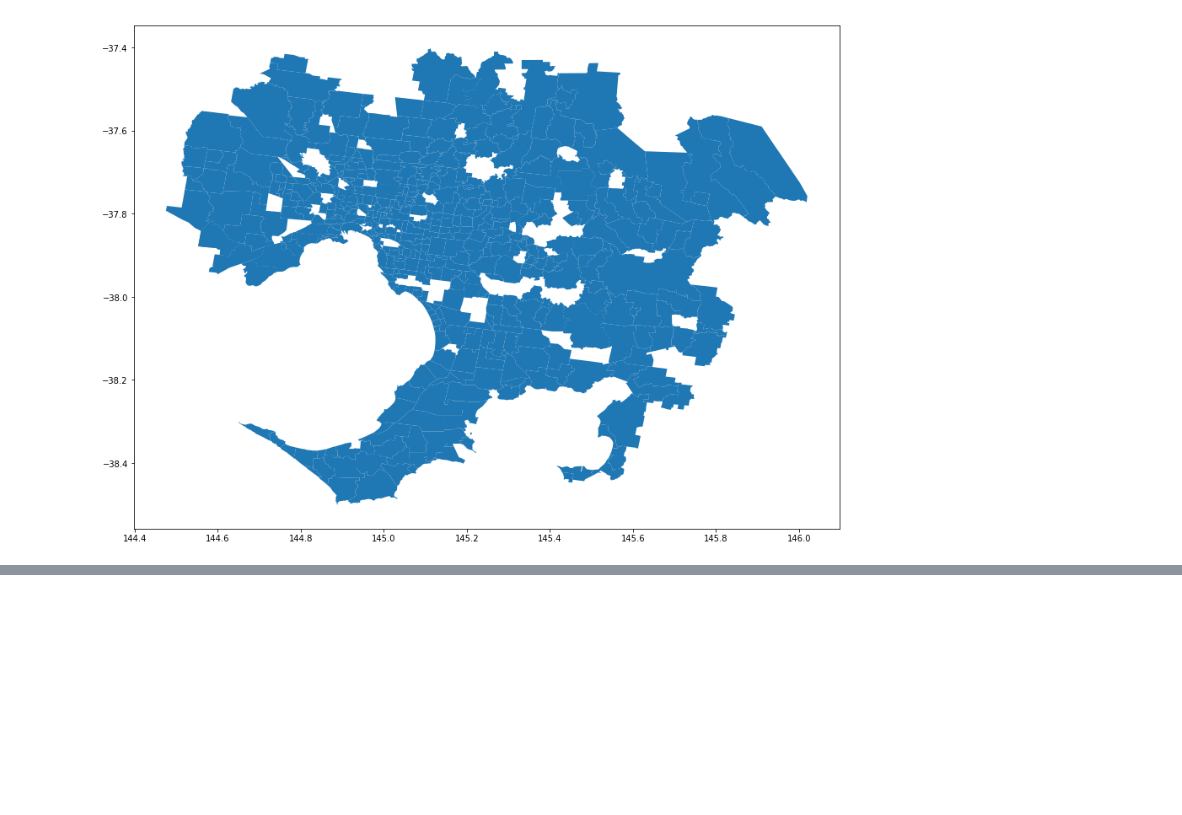
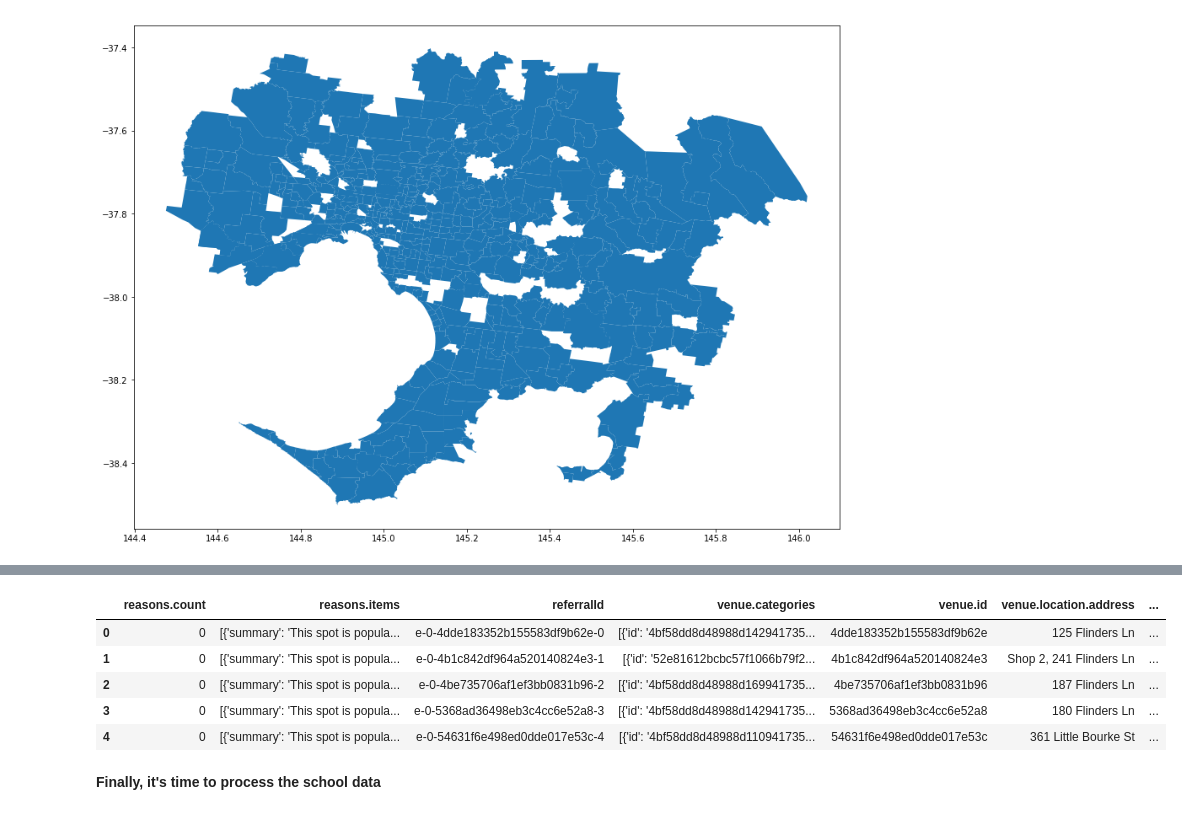
Before and after one commit to robin0821/Coursera_Capstone, a Jupyter notebook: Coursera_Capstone_Assignment_WK5.ipynb, the cells around one changed output, grey strips where cells are left out. Cells and saved outputs as stored; diff of their text form; code cells hidden in the pictures; blank space fills up the shorter version.

```diff
--- a/Coursera_Capstone_Assignment_WK5.ipynb
+++ b/Coursera_Capstone_Assignment_WK5.ipynb
@@ -231,0 +309,18 @@ melbourne.plot(figsize=(15,15))
+# %%
+# Load the food data from previous dump from Foursquare
+
+with open('food.json') as json_data:
+    d = json.load(json_data)
+# %%
+food = json_normalize(d['response']['groups'][0]['items'])
+# %%
+food.head()
+# %% [output]
+|  | reasons.count | reasons.items | referralId | venue.categories | venue.id | venue.location.address | ... |
+| 0 | 0 | [{'summary': 'This spot is popula... | e-0-4dde183352b155583df9b62e-0 | [{'id': '4bf58dd8d48988d142941735... | 4dde183352b155583df9b62e | 125 Flinders Ln | ... |
+| 1 | 0 | [{'summary': 'This spot is popula... | e-0-4b1c842df964a520140824e3-1 | [{'id': '52e81612bcbc57f1066b79f2... | 4b1c842df964a520140824e3 | Shop 2, 241 Flinders Ln | ... |
+| 2 | 0 | [{'summary': 'This spot is popula... | e-0-4be735706af1ef3bb0831b96-2 | [{'id': '4bf58dd8d48988d169941735... | 4be735706af1ef3bb0831b96 | 187 Flinders Ln | ... |
+| 3 | 0 | [{'summary': 'This spot is popula... | e-0-5368ad36498eb3c4cc6e52a8-3 | [{'id': '4bf58dd8d48988d142941735... | 5368ad36498eb3c4cc6e52a8 | 180 Flinders Ln | ... |
+| 4 | 0 | [{'summary': 'This spot is popula... | e-0-54631f6e498ed0dde017e53c-4 | [{'id': '4bf58dd8d48988d110941735... | 54631f6e498ed0dde017e53c | 361 Little Bourke St | ... |
+# %% [markdown]
+<b>Finally, it's time to process the school data</b>
```
Also changed, not shown: parts of 17 cells of this notebook.
